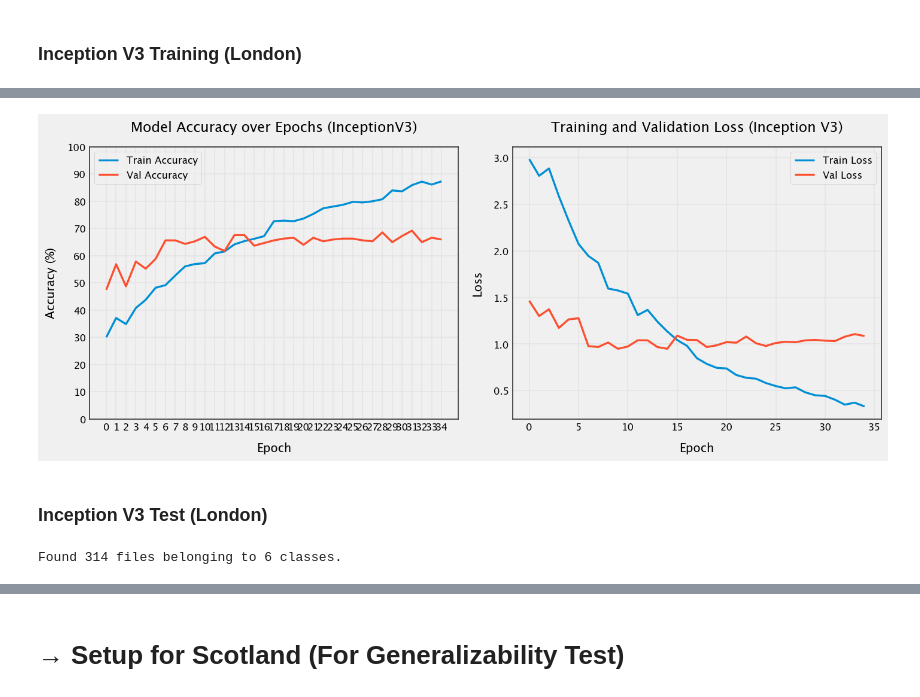
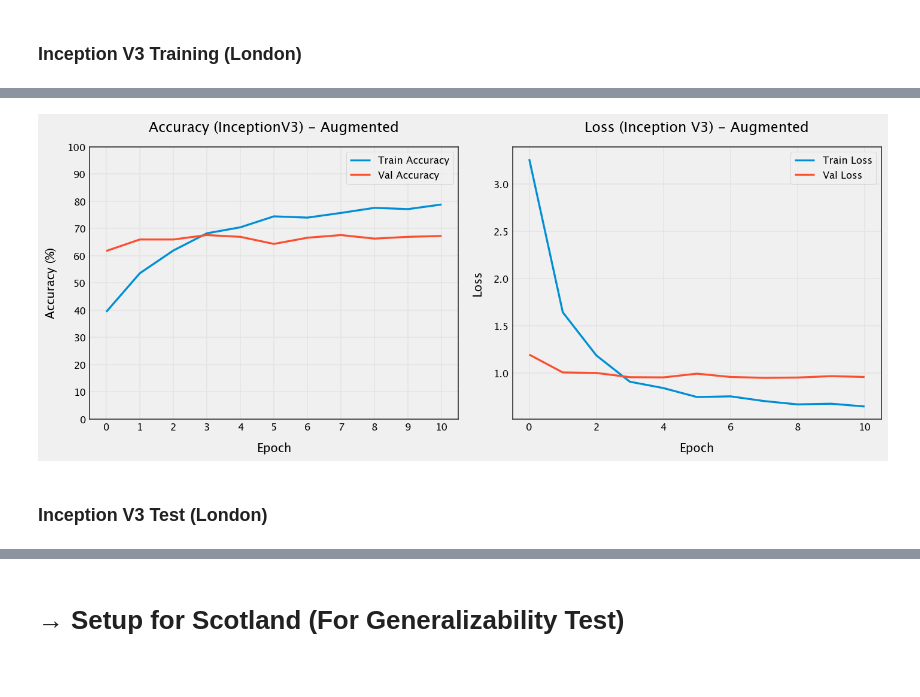
Before and after one commit to meltemsahinozkoc/deep-learning-facade-classification, a Jupyter notebook: final_project/augmented/final_project_augmented.ipynb, the cells around one changed output, grey strips where cells are left out. Drawn from its saved outputs; the diff is of its cells as text; code cells hidden in the pictures.

```diff
--- a/final_project/augmented/final_project_augmented.ipynb
+++ b/final_project/augmented/final_project_augmented.ipynb
@@ -151,11 +180,10 @@ Model: "functional"
 ### ResNet50 Training (London)
 # %%
 # optional: save the best model
-checkpoint_cb = ModelCheckpoint("resnet_cladding_model.keras", save_best_only=True)
+checkpoint_cb_res = ModelCheckpoint("resnet_cladding_model.keras", save_best_only=True)
 
 # optional: stop if validation accuracy doesn't improve for 3 epochs
-earlystop_cb = EarlyStopping(monitor='val_loss', patience=3, restore_best_weights=True)
-
+earlystop_cb_res = EarlyStopping(monitor='val_loss', patience=3, restore_best_weights=True)
 
 history_res = None
 model_path_res = 'resnet_cladding_model.keras'
@@ -168,7 +196,7 @@ else:
         train_ds_res,
         validation_data=val_ds_res,
         epochs=20,
-        callbacks=[earlystop_cb, checkpoint_cb]
+        callbacks=[earlystop_cb_res, checkpoint_cb_res]
     )
 # %% [output]
 No existing model found, starting training from scratch.
@@ -197,7 +228,7 @@ if history_res:
     plt.subplot(1, 2, 1)
     plt.plot(epochs_range, [a * 100 for a in acc], label='Train Accuracy', linewidth=2)
     plt.plot(epochs_range, [va * 100 for va in val_acc], label='Val Accuracy', linewidth=2)
-    plt.title('Model Accuracy over Epochs (ResNet50)')
+    plt.title('Accuracy (ResNet50) - Augmented')
     plt.xlabel('Epoch')
     plt.ylabel('Accuracy (%)')
     plt.yticks(range(0, 101, 10))
@@ -209,7 +240,7 @@ if history_res:
     plt.subplot(1, 2, 2)
     plt.plot(epochs_range, loss, label='Train Loss', linewidth=2)
     plt.plot(epochs_range, val_loss, label='Val Loss', linewidth=2)
-    plt.title('Training and Validation Loss (ResNet50)')
+    plt.title('Loss (ResNet50) - Augmented')
     plt.xlabel('Epoch')
     plt.ylabel('Loss')
     plt.legend()
@@ -278,21 +308,23 @@ weighted avg       0.65      0.66      0.64       314
 # %% [markdown]
 Build transfer learning model (Inception V3)
 # %%
-IMG_SIZE_INCEP = (299, 299)
-BATCH_SIZE = 32
+base_model_incep = InceptionV3(
+    include_top=False,
+    weights='imagenet',
+    input_shape=(299, 299, 3),
+)
+base_model_incep.trainable = False  # freeze convolutional base
 
-base_model = InceptionV3(include_top=False, weights='imagenet', input_shape=(299, 299, 3))
-base_model.trainable = False  # freeze convolutional base
-
-inputs = Input(shape=(299, 299, 3))
-x = preprocess_input(inputs)  # preprocess according to InceptionV3
-x = base_model(x, training=False)
+inputs_incep = tf.keras.Input(shape=(299, 299, 3))
+x = preprocess_input(inputs_incep)
+x = base_model_incep(x, training=False)
 x = GlobalAveragePooling2D()(x)
-x = Dense(128, activation='relu')(x)
-x = Dropout(0.3)(x)
+x = Dense(128, activation='relu', kernel_regularizer=tf.keras.regularizers.l2(0.001))(x)
+x = Dropout(0.5)(x)
 outputs = Dense(len(class_names), activation='softmax')(x)
 
-model_incep = Model(inputs, outputs)
+model_incep = Model(inputs_incep, outputs)
+
 model_incep.compile(optimizer='adam', loss='categorical_crossentropy', metrics=['accuracy'])
 model_incep.summary()
 # %% [output]
@@ -355,7 +370,7 @@ else:
         train_ds_incep,
         validation_data=val_ds_incep,
         epochs=35,
-        callbacks=[checkpoint_cb_incep]
+        callbacks=[earlystop_cb_incep, checkpoint_cb_incep]
     )
 # %% [output]
 No existing model found, starting training from scratch.
@@ -383,50 +397,38 @@ if history_incep:
     loss = history_incep.history['loss']
     val_loss = history_incep.history['val_loss']
     epochs_range = range(len(acc))
 
     plt.figure(figsize=(12, 5))
 
     # accuracy
     plt.subplot(1, 2, 1)
     plt.plot(epochs_range, [a * 100 for a in acc], label='Train Accuracy', linewidth=2)
     plt.plot(epochs_range, [va * 100 for va in val_acc], label='Val Accuracy', linewidth=2)
-    plt.title('Model Accuracy over Epochs (InceptionV3)')
+    plt.title('Accuracy (InceptionV3) - Augmented')
     plt.xlabel('Epoch')
     plt.ylabel('Accuracy (%)')
     plt.yticks(range(0, 101, 10))
     plt.ylim([0, 100])
     plt.xticks(epochs_range, [int(i) for i in epochs_range])  # Use integer ticks
     plt.legend()
 
     # loss
     plt.subplot(1, 2, 2)
     plt.plot(epochs_range, loss, label='Train Loss', linewidth=2)
     plt.plot(epochs_range, val_loss, label='Val Loss', linewidth=2)
-    plt.title('Training and Validation Loss (Inception V3)')
+    plt.title('Loss (Inception V3) - Augmented')
     plt.xlabel('Epoch')
     plt.ylabel('Loss')
     plt.legend()
 
     plt.tight_layout()
     plt.show()
 else:
     print("No training history available, skipping accuracy/loss plot.")
 # %% [output]
-[figure, old version]
+[figure, new version]
 # %% [markdown]
 ### Inception V3 Test (London)
-# %%
-test_ds_incep = tf.keras.utils.image_dataset_from_directory(
-    test_path_lon,
-    image_size=IMG_SIZE_INCEP,
-    batch_size=BATCH_SIZE,
-    label_mode='categorical',
-    shuffle=False
-)
-
-test_ds_incep = test_ds_incep.prefetch(tf.data.AUTOTUNE)
-# %% [output]
-Found 314 files belonging to 6 classes.
 # %%
 loss_incep, acc_incep = model_incep.evaluate(test_ds_incep)
 print(f"Test Accuracy: {acc_incep:.2%}")
```
Also changed, not shown: parts of 22 cells of this notebook, 11 other files.
